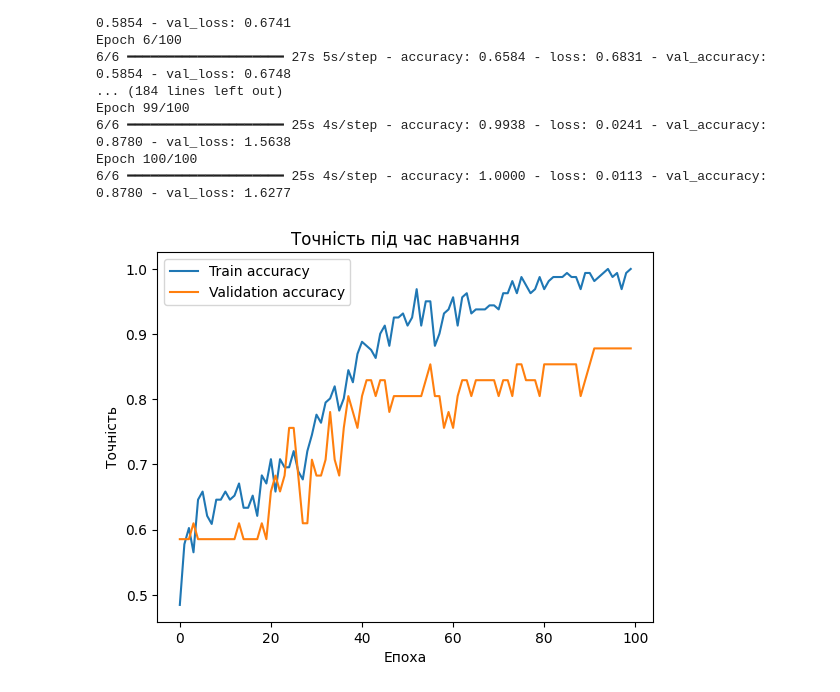
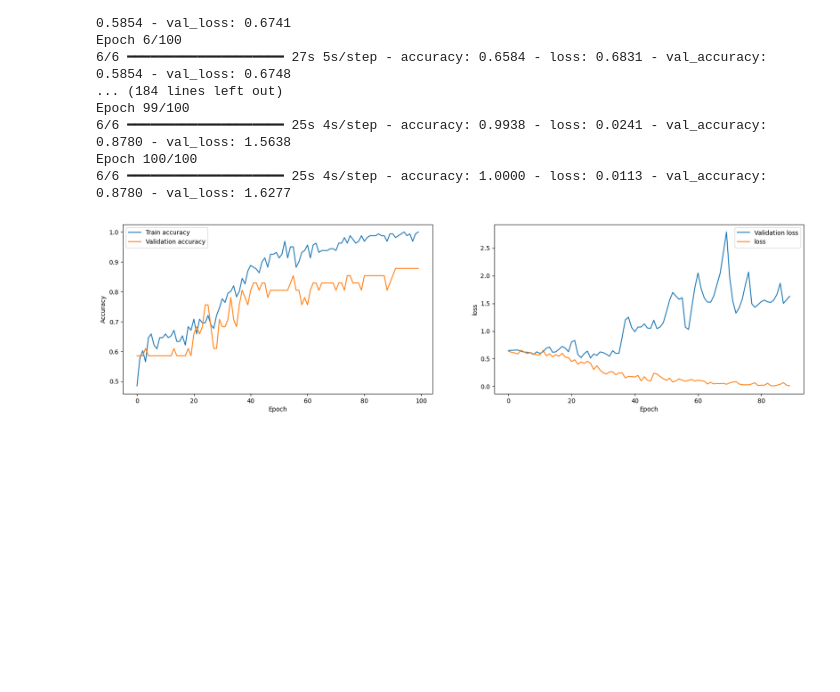
Before and after one commit to DenysZakharovGH/Brain-Tumor-Detection-v1.0-CNN, a Jupyter notebook: Untitled.ipynb, the cells around one changed output. Saved outputs shown, nothing was run; the diff lists cells and outputs as text; code cells hidden in the pictures; blank space fills up the shorter version.

```diff
--- a/Untitled.ipynb
+++ b/Untitled.ipynb
@@ -332,14 +335,26 @@ Epoch 100/100
 # "запам’ятати" тренувальні дані (overfitting)
 # покладатись надто сильно на конкретні нейрони або зв’язки
 # %%
-import matplotlib.pyplot as plt
 
-plt.plot(history.history['accuracy'], label='Train accuracy')
-plt.plot(history.history['val_accuracy'], label='Validation accuracy')
-plt.legend()
-plt.title("Точність під час навчання")
-plt.xlabel("Епоха")
-plt.ylabel("Точність")
+fig, axes = plt.subplots(ncols=2, figsize=(20, 5))
+
+axes[0].plot(history.history['accuracy'], label='Train accuracy')
+axes[0].plot(history.history['val_accuracy'], label='Validation accuracy')
+
+axes[0].legend()
+#axes[0].title("Accuracy training")
+axes[0].set_xlabel("Epoch")
+axes[0].set_ylabel("Accuracy")
+
+
+axes[1].plot(history.history['val_loss'][10:], label='Validation loss')
+axes[1].plot(history.history['loss'][10:], label='loss')
+axes[1].legend()
+#axes[1].title("loss training")
+axes[1].set_xlabel("Epoch")
+axes[1].set_ylabel("loss")
+
+
 plt.show()
 # %% [output]
-[figure, old version]
+[figure, new version]
```
Also changed, not shown: parts of 4 cells of this notebook, 1 other file.
